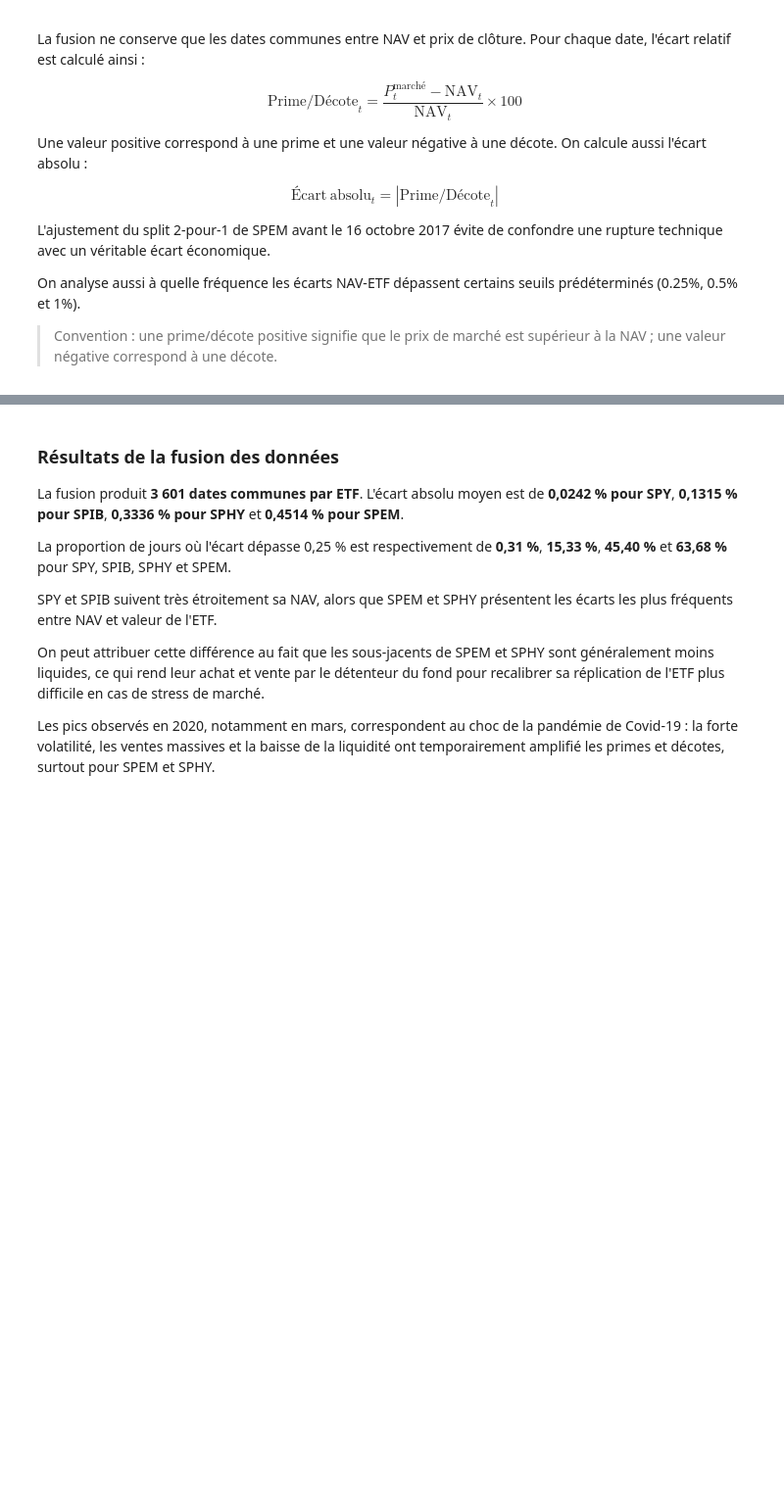
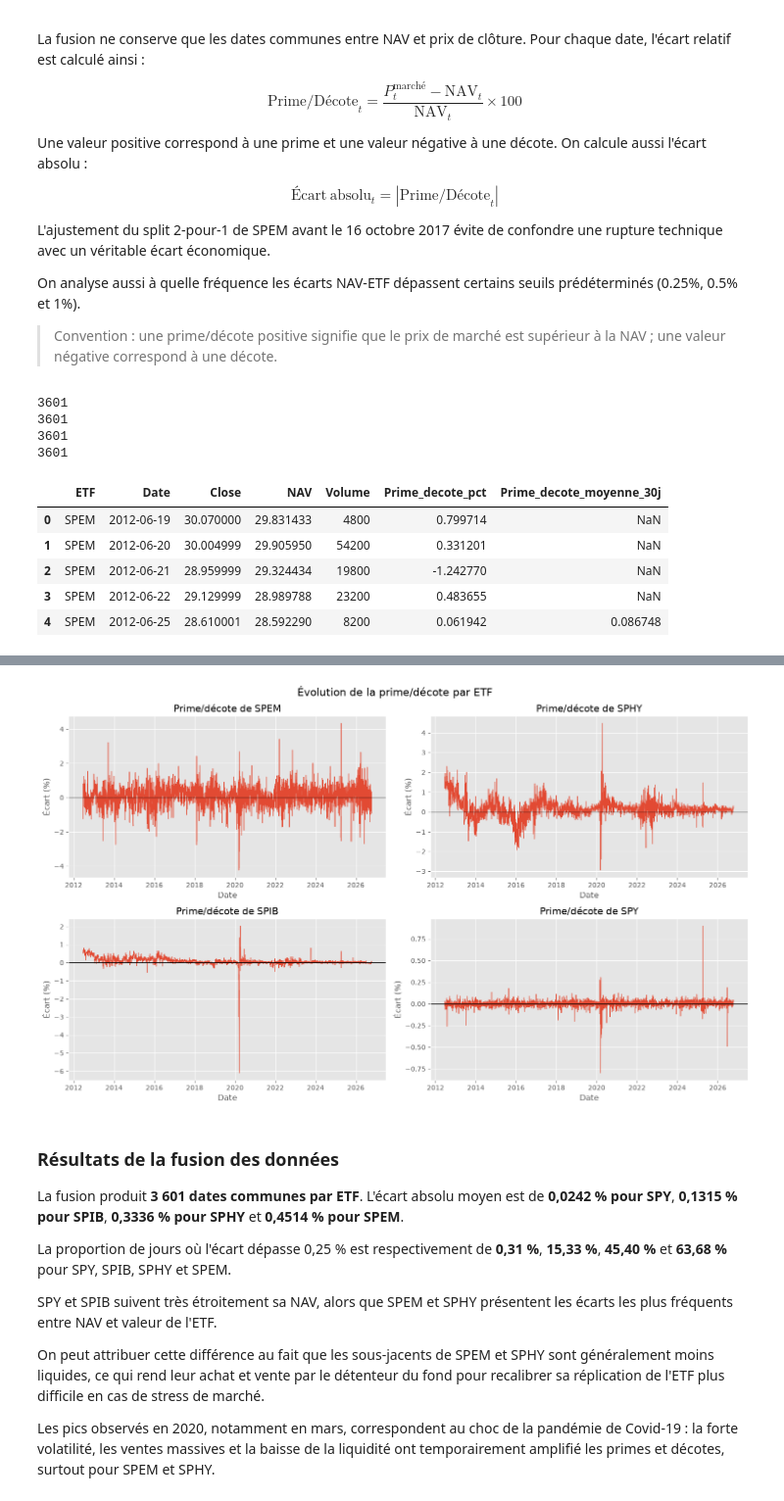
Before and after one commit to AQsne/Project-ETF-NAV-Analysis, a Jupyter notebook: notebooks/01_donnees_et_ecarts.ipynb, the cells around one changed output, grey strips where cells are left out. Shown at 98% size. Drawn from its saved outputs; the diff is of its cells as text; code cells hidden in the pictures; blank space fills up the shorter version.

Commit message:
Restore notebook tables and graph outputs

```diff
--- a/notebooks/01_donnees_et_ecarts.ipynb
+++ b/notebooks/01_donnees_et_ecarts.ipynb
@@ -129,12 +129,24 @@ On analyse aussi à quelle fréquence les écarts NAV-ETF dépassent certains se
 # %%
 donnees = construire_donnees(nav, prix)
 statistiques = statistiques_ecarts(donnees)
-colonnes_apercu = ["ETF", "Date", "Close", "NAV", "Volume", "Prime_decote_pct"]
-apercu_par_etf = donnees.groupby("ETF", sort=False).head(1)
-display(apercu_par_etf[colonnes_apercu].reset_index(drop=True))
+for ticker, historique in donnees.groupby("ETF", sort=False):
+    print(len(historique))
+
+display(donnees[["ETF", "Date", "Close", "NAV", "Volume", "Prime_decote_pct", "Prime_decote_moyenne_30j"]].head())
 display(statistiques.round(4))
 
 fig = tracer_primes_decotes(donnees)
 display(fig)
 import matplotlib.pyplot as plt
 plt.close(fig)
+# %% [output]
+3601
+3601
+3601
+3601
+|  | ETF | Date | Close | NAV | Volume | Prime_decote_pct | Prime_decote_moyenne_30j |
+| 0 | SPEM | 2012-06-19 | 30.070000 | 29.831433 | 4800 | 0.799714 | NaN |
+| 1 | SPEM | 2012-06-20 | 30.004999 | 29.905950 | 54200 | 0.331201 | NaN |
+| 2 | SPEM | 2012-06-21 | 28.959999 | 29.324434 | 19800 | -1.242770 | NaN |
+| 3 | SPEM | 2012-06-22 | 29.129999 | 28.989788 | 23200 | 0.483655 | NaN |
+| 4 | SPEM | 2012-06-25 | 28.610001 | 28.592290 | 8200 | 0.061942 | 0.086748 |
@@ -141,3 +158,4 @@ plt.close(fig)
+[figure, added]
 # %% [markdown]
 ### Résultats de la fusion des données
 
```
Also changed, not shown: parts of 2 cells of this notebook, 1 other file.
